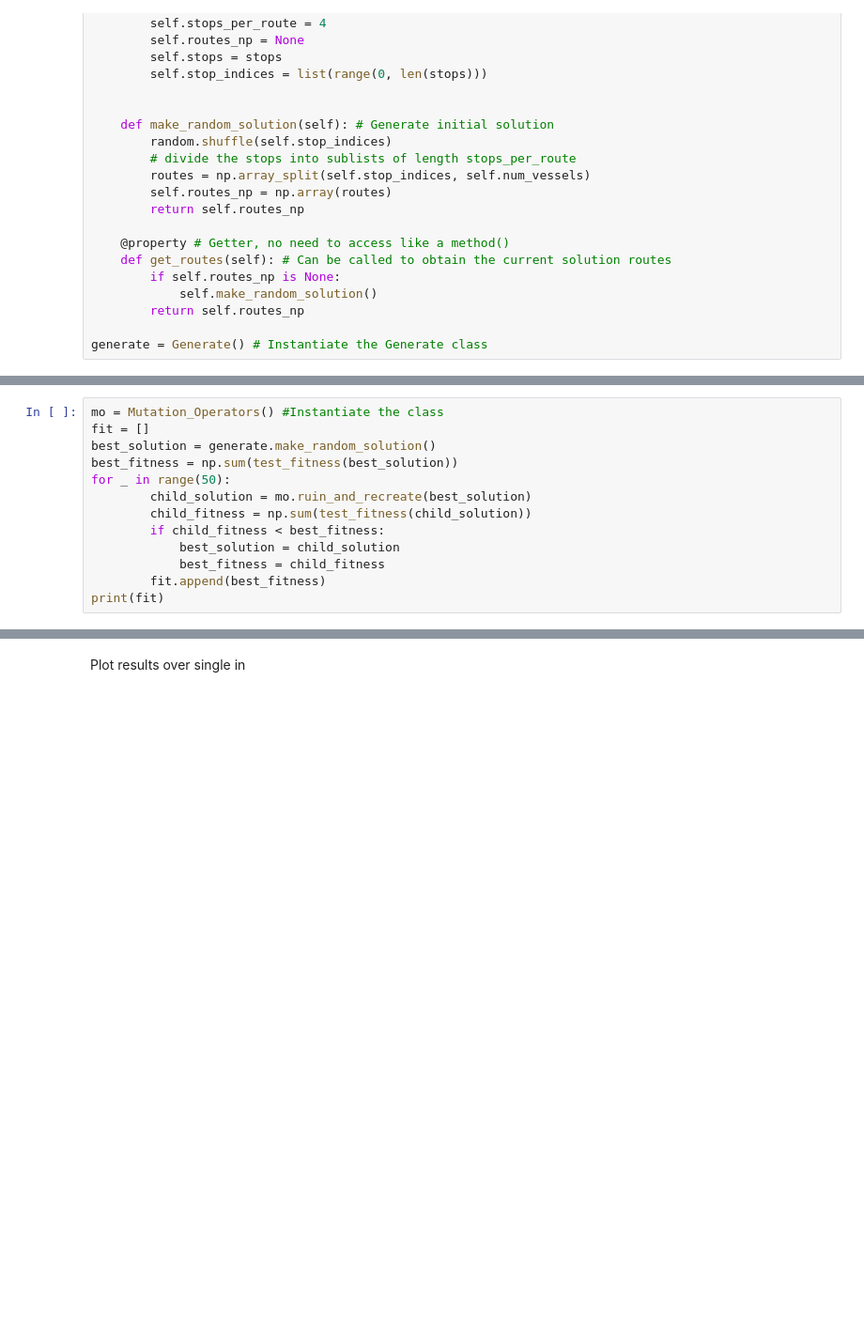
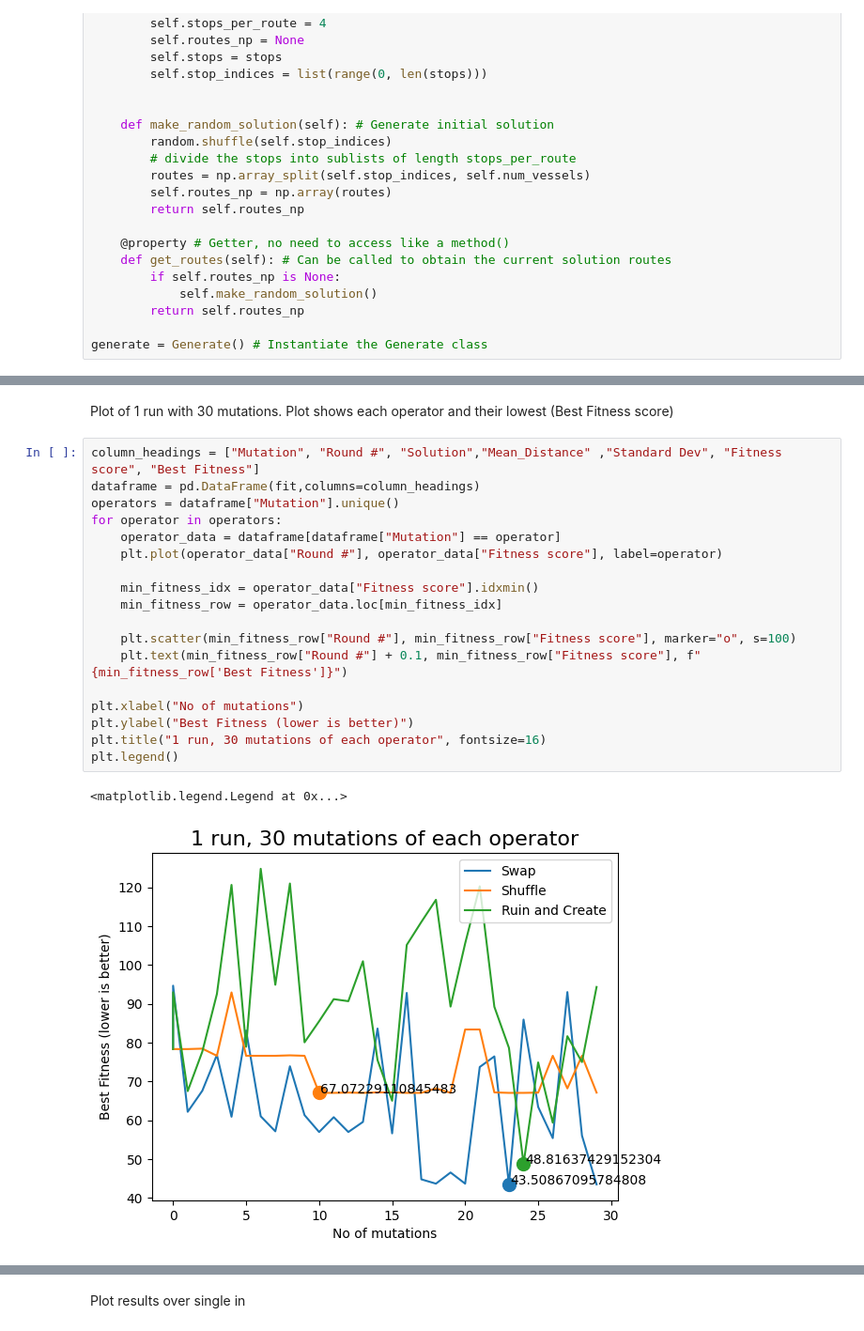
Before and after one commit to ricky11/COMP2002-AI, a Jupyter notebook: 1.1 Data Prep/Assessment2-PART2-Optimisation.ipynb, the cells around one changed output, grey strips where cells are left out. Shown at 94% size. Saved outputs shown, nothing was run; the diff lists cells and outputs as text; blank space fills up the shorter version.

```diff
--- a/1.1 Data Prep/Assessment2-PART2-Optimisation.ipynb
+++ b/1.1 Data Prep/Assessment2-PART2-Optimisation.ipynb
@@ -343,13 +307,23 @@ dataframe = pd.DataFrame(fit,columns=column_headings)
-# %%
-mo = Mutation_Operators() #Instantiate the class
-fit = []
-best_solution = generate.make_random_solution()
-best_fitness = np.sum(test_fitness(best_solution))
-for _ in range(50):
-        child_solution = mo.ruin_and_recreate(best_solution)
-        child_fitness = np.sum(test_fitness(child_solution))
-        if child_fitness < best_fitness:
-            best_solution = child_solution
-            best_fitness = child_fitness
-        fit.append(best_fitness)
-print(fit)
+# %% [markdown]
+Plot of 1 run with 30 mutations. Plot shows each operator and their lowest (Best Fitness score)
+# %%
+column_headings = ["Mutation", "Round #", "Solution","Mean_Distance" ,"Standard Dev", "Fitness score", "Best Fitness"]
+dataframe = pd.DataFrame(fit,columns=column_headings)
+operators = dataframe["Mutation"].unique()
+for operator in operators:
+    operator_data = dataframe[dataframe["Mutation"] == operator]
+    plt.plot(operator_data["Round #"], operator_data["Fitness score"], label=operator)
+
+    min_fitness_idx = operator_data["Fitness score"].idxmin()
+    min_fitness_row = operator_data.loc[min_fitness_idx]
+
+    plt.scatter(min_fitness_row["Round #"], min_fitness_row["Fitness score"], marker="o", s=100)
+    plt.text(min_fitness_row["Round #"] + 0.1, min_fitness_row["Fitness score"], f"{min_fitness_row['Best Fitness']}")
+
+plt.xlabel("No of mutations")
+plt.ylabel("Best Fitness (lower is better)")
+plt.title("1 run, 30 mutations of each operator", fontsize=16)
+plt.legend()
+# %% [output]
+<matplotlib.legend.Legend at 0x...>
+[figure, added]
```
Also changed, not shown: parts of 30 cells of this notebook, 1 other file.
